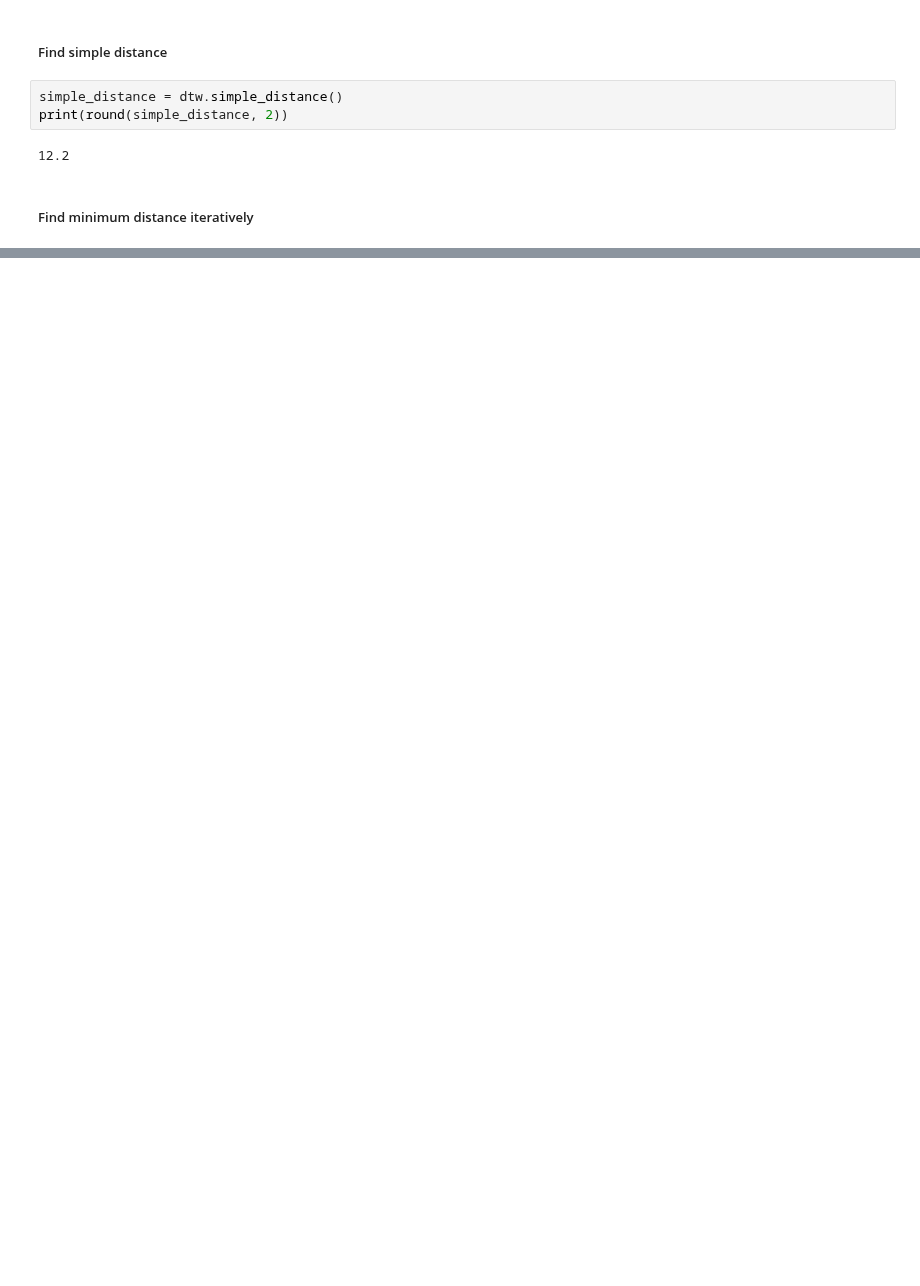
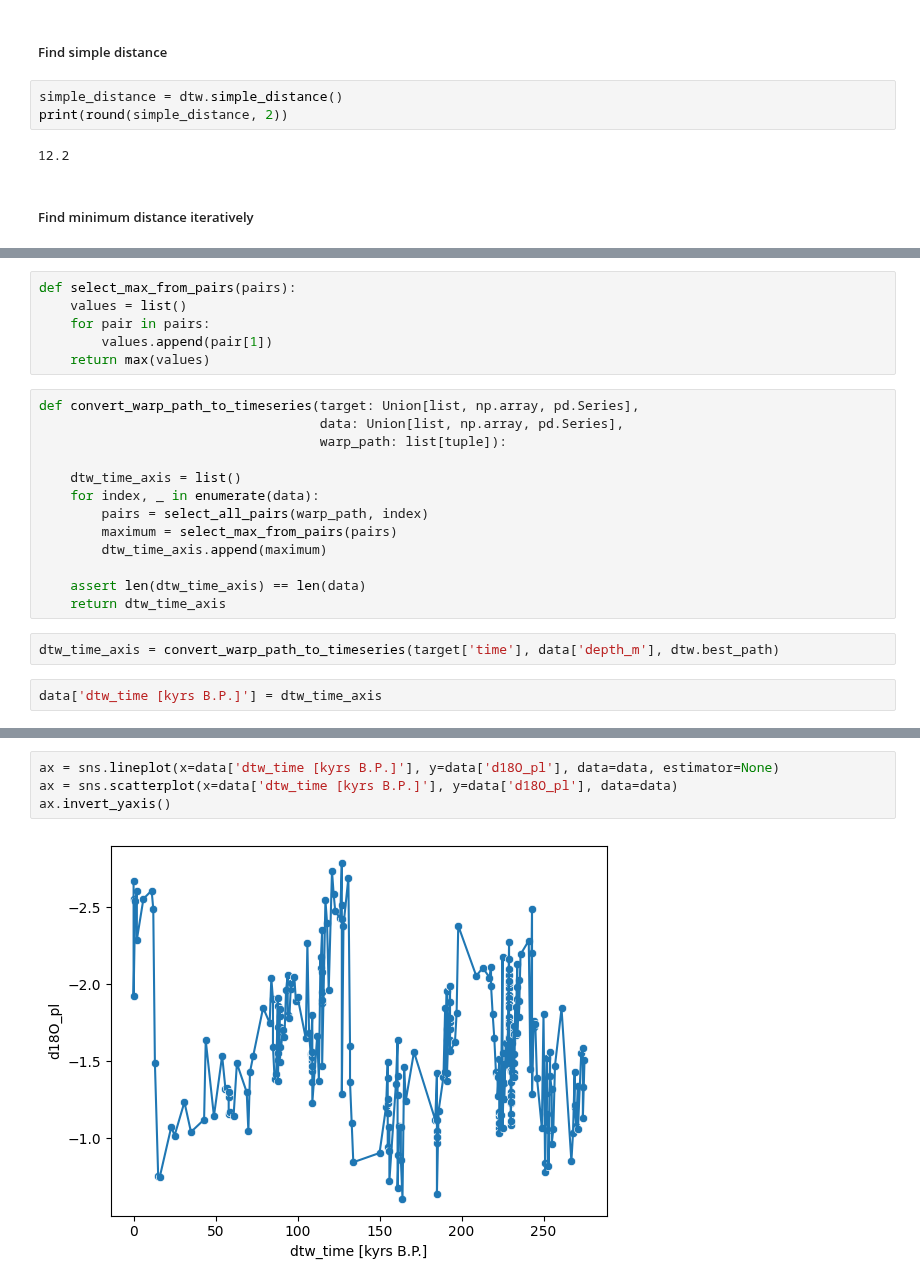
Before and after one commit to andreas-paul/dtw, a Jupyter notebook: src/main-analysis.ipynb, the cells around one changed output, grey strips where cells are left out. Drawn from its saved outputs; the diff is of its cells as text; blank space fills up the shorter version.

```diff
--- a/src/main-analysis.ipynb
+++ b/src/main-analysis.ipynb
@@ -117,0 +122,23 @@ multiprocessing.managers.DictProxy
+# %%
+def select_max_from_pairs(pairs):
+    values = list()
+    for pair in pairs:
+        values.append(pair[1])
+    return max(values)
+# %%
+def convert_warp_path_to_timeseries(target: Union[list, np.array, pd.Series],
+                                    data: Union[list, np.array, pd.Series],
+                                    warp_path: list[tuple]):
+
+    dtw_time_axis = list()
+    for index, _ in enumerate(data):
+        pairs = select_all_pairs(warp_path, index)
+        maximum = select_max_from_pairs(pairs)
+        dtw_time_axis.append(maximum)
+
+    assert len(dtw_time_axis) == len(data)
+    return dtw_time_axis
+# %%
+dtw_time_axis = convert_warp_path_to_timeseries(target['time'], data['depth_m'], dtw.best_path)
+# %%
+data['dtw_time [kyrs B.P.]'] = dtw_time_axis
@@ -117,0 +161,6 @@ multiprocessing.managers.DictProxy
+# %%
+ax = sns.lineplot(x=data['dtw_time [kyrs B.P.]'], y=data['d18O_pl'], data=data, estimator=None)
+ax = sns.scatterplot(x=data['dtw_time [kyrs B.P.]'], y=data['d18O_pl'], data=data)
+ax.invert_yaxis()
+# %% [output]
+[figure, added]
```
Also changed, not shown: parts of 19 cells of this notebook, 9 other files.
